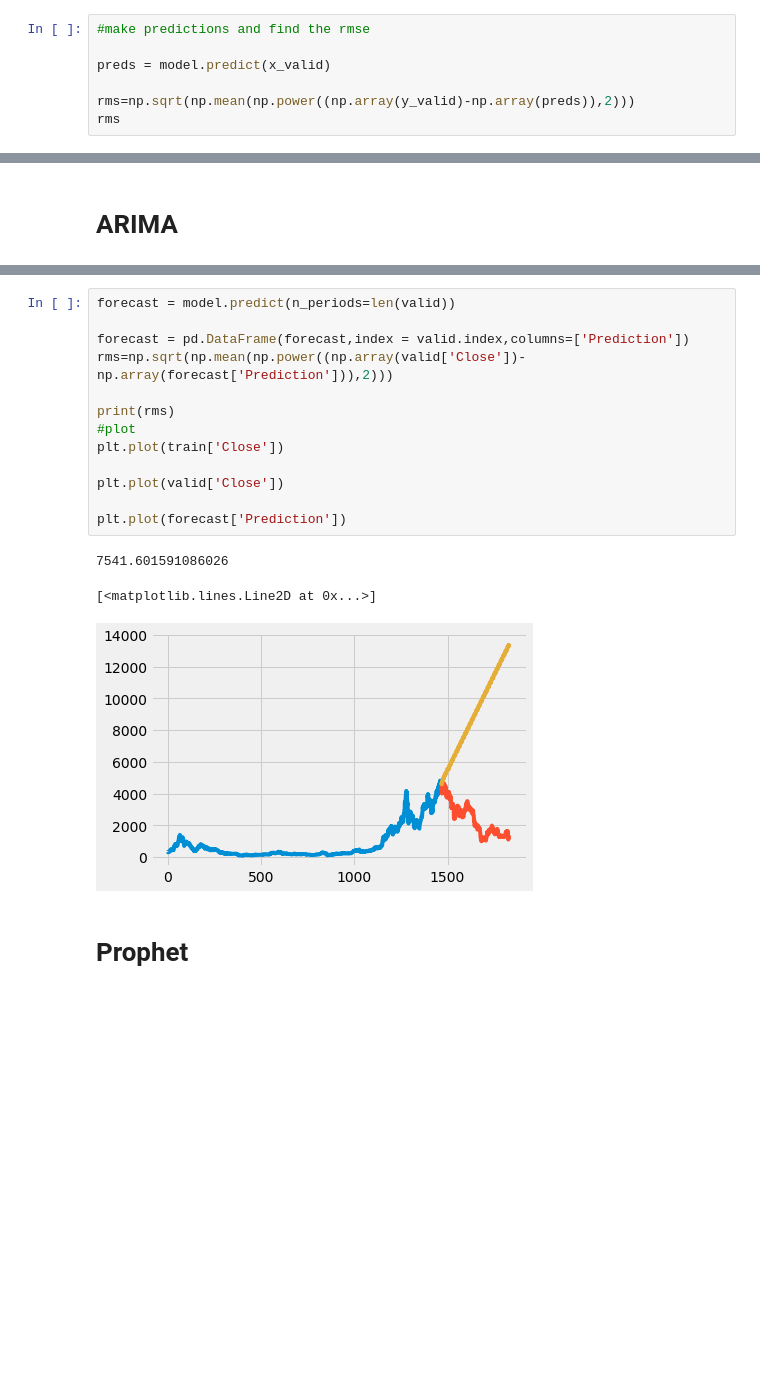
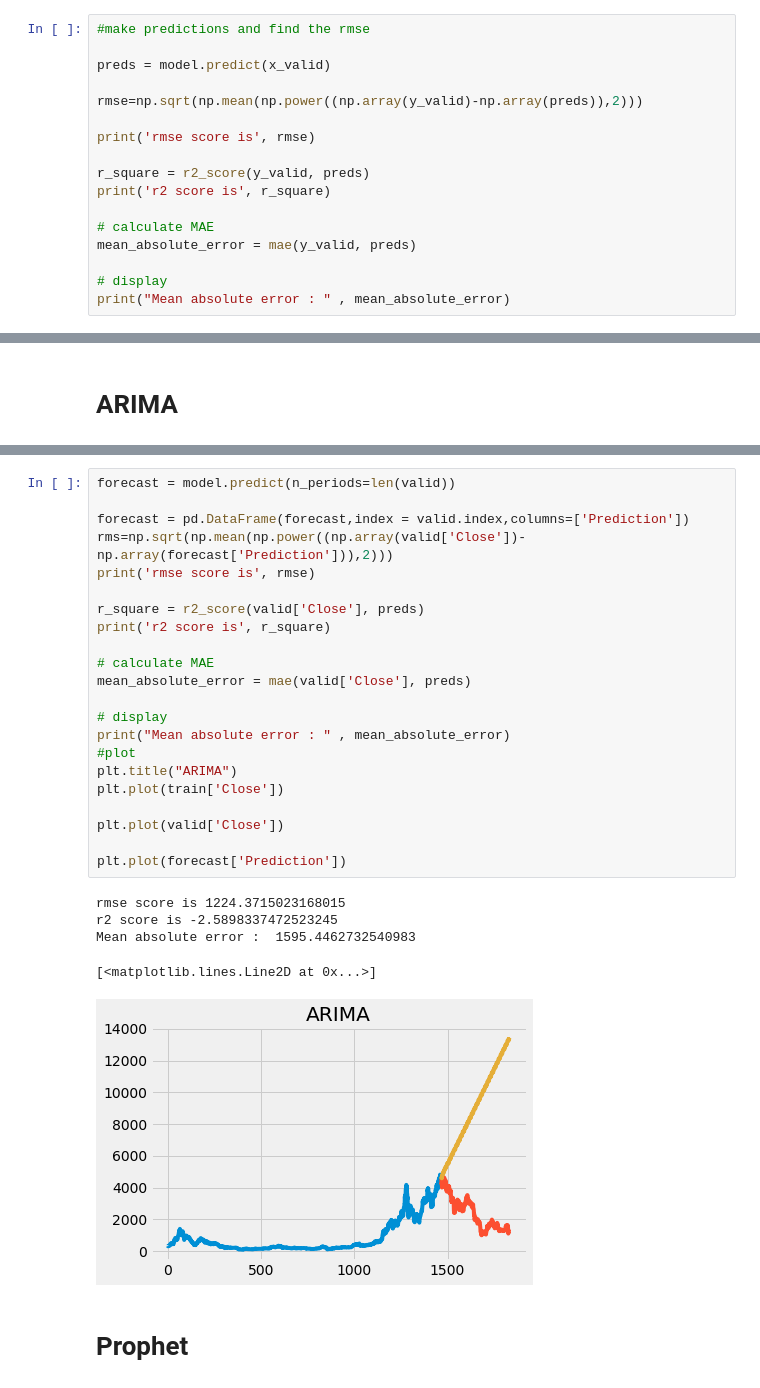
Before and after one commit to renyong0102/CS5100group7, a Jupyter notebook: OtherModels.ipynb, the cells around one changed output, grey strips where cells are left out. Drawn from its saved outputs; the diff is of its cells as text; blank space fills up the shorter version.

```diff
--- a/OtherModels.ipynb
+++ b/OtherModels.ipynb
@@ -340,6 +307,16 @@ LinearRegression()
 
 preds = model.predict(x_valid)
 
-rms=np.sqrt(np.mean(np.power((np.array(y_valid)-np.array(preds)),2)))
-rms
+rmse=np.sqrt(np.mean(np.power((np.array(y_valid)-np.array(preds)),2)))
+
+print('rmse score is', rmse)
+
+r_square = r2_score(y_valid, preds)
+print('r2 score is', r_square)
+
+# calculate MAE
+mean_absolute_error = mae(y_valid, preds)
+
+# display
+print("Mean absolute error : " , mean_absolute_error)
 # %% [output]
@@ -490,20 +466,31 @@ Total fit time: 126.256 seconds
 # %%
 forecast = model.predict(n_periods=len(valid))
 
 forecast = pd.DataFrame(forecast,index = valid.index,columns=['Prediction'])
 rms=np.sqrt(np.mean(np.power((np.array(valid['Close'])-np.array(forecast['Prediction'])),2)))
+print('rmse score is', rmse)
 
-print(rms)
+r_square = r2_score(valid['Close'], preds)
+print('r2 score is', r_square)
+
+# calculate MAE
+mean_absolute_error = mae(valid['Close'], preds)
+
+# display
+print("Mean absolute error : " , mean_absolute_error)
 #plot
+plt.title("ARIMA")
 plt.plot(train['Close'])
 
 plt.plot(valid['Close'])
 
 plt.plot(forecast['Prediction'])
 # %% [output]
-7541.601591086026
+rmse score is 1224.3715023168015
+r2 score is -2.5898337472523245
+Mean absolute error :  1595.4462732540983
 [<matplotlib.lines.Line2D at 0x...>]
-[figure, old version]
+[figure, new version]
 # %% [markdown]
 # Prophet
 # %%
```
Also changed, not shown: parts of 17 cells of this notebook.
